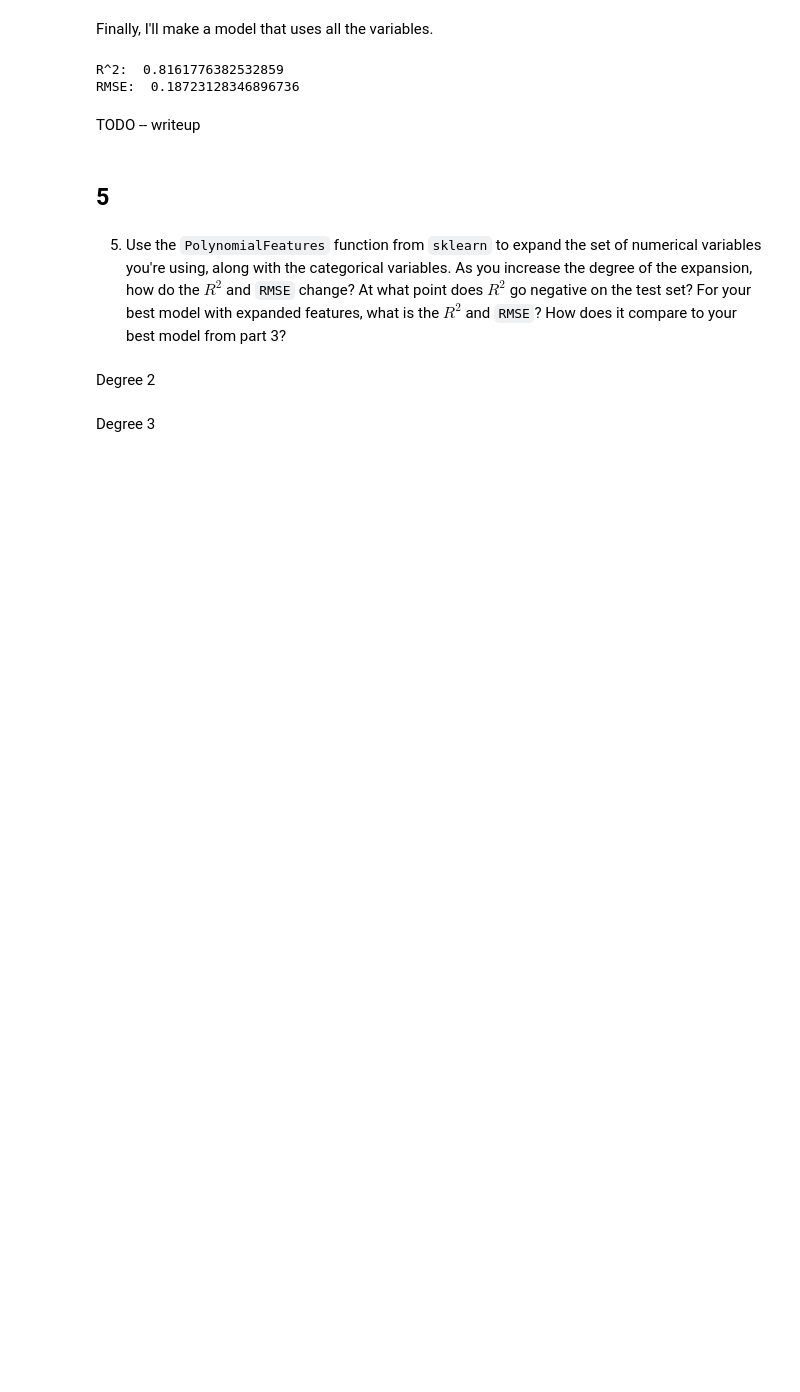
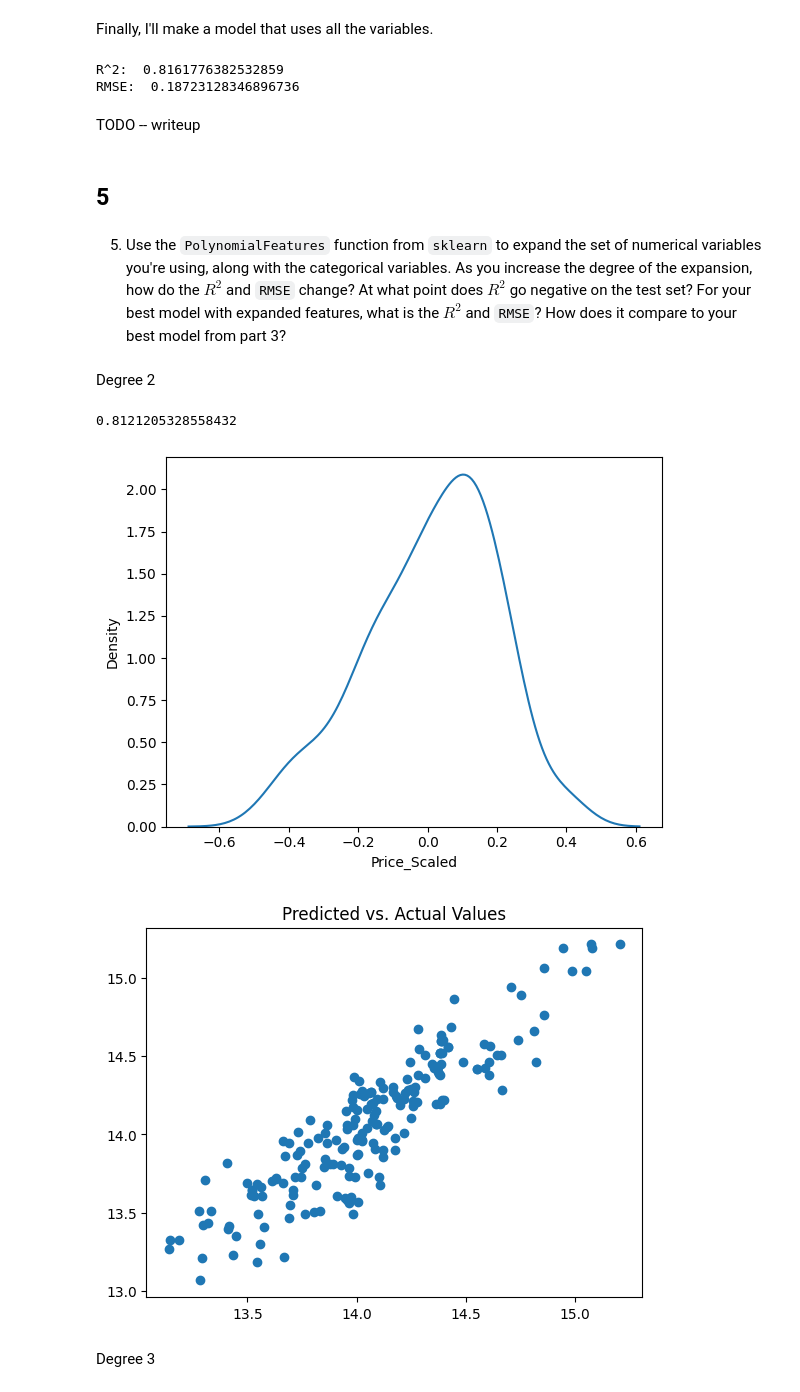
Before and after one commit to MKhour/DS3001, a Jupyter notebook: assignment4.ipynb, the cells around one changed output. Cells and saved outputs as stored; diff of their text form; code cells hidden in the pictures; blank space fills up the shorter version.

```diff
--- a/assignment4.ipynb
+++ b/assignment4.ipynb
@@ -403,10 +403,55 @@ TODO -- writeup
 5. Use the `PolynomialFeatures` function from `sklearn` to expand the set of numerical variables you're using, along with the categorical variables. As you increase the degree of the expansion, how do the $R^2$ and `RMSE` change? At what point does $R^2$ go negative on the test set? For your best model with expanded features, what is the $R^2$ and `RMSE`? How does it compare to your best model from part 3?
 # %%
 from sklearn.preprocessing import PolynomialFeatures
+# %%
+def polynomial_expansion(X_train, X_test, degree=2):
+  # This code adapted from model_evaluation notebook on DS3001 GitHub
+  expander = PolynomialFeatures(degree=degree, include_bias=False)
+
+  Z_train = expander.fit_transform(X_train)
+  names = expander.get_feature_names_out()
+  X_train_expanded = pd.DataFrame(data=Z_train, columns = names)
+
+  Z_test = expander.fit_transform(X_test)
+  names = expander.get_feature_names_out()
+  X_test_expanded = pd.DataFrame(data=Z_test, columns = names)
+
+  return X_train_expanded, X_test_expanded
+# %%
+import matplotlib.pyplot as plt
+
+def evaluate_linear_model(X_train, X_test, y_train, y_test):
+  # Fit the model and get the R2 measure:
+  reg = LinearRegression().fit(X_train, y_train) # Fit the linear model
+  print(reg.score(X_test, y_test)) # R squared measure
+
+  # Predicted values:
+  y_hat = reg.predict(X_test)
+  residuals_lm = y_test - y_hat
+
+  ## Residual plot:
+  sns.kdeplot(residuals_lm)
+  plt.show()
+
+  ## True versus predicted plot:
+  plt.scatter(x=y_hat,y=y_test)
+  plt.title('Predicted vs. Actual Values')
+  plt.show()
+# %%
+def expand_and_evaluate_model(degree):
+  deg_num_X_train, deg_num_X_test = polynomial_expansion(num_X_train, num_X_test, degree=degree)
+
+  deg_X_train = pd.concat([deg_num_X_train.reset_index(), cat_X_train.reset_index()], axis=1)
+  deg_X_test = pd.concat([deg_num_X_test.reset_index(), cat_X_test.reset_index()], axis=1)
+
+  evaluate_linear_model(deg_X_train, deg_X_test, y_train, y_test)
 # %% [markdown]
 Degree 2
 # %%
-poly = PolynomialFeatures(degree=2)
-Z = poly.fit_transform(X)
+expand_and_evaluate_model(2)
+# %% [output]
+0.8121205328558432
+[figure, added]
+[figure, added]
 # %% [markdown]
 Degree 3
```
Also changed, not shown: parts of 54 cells of this notebook.
